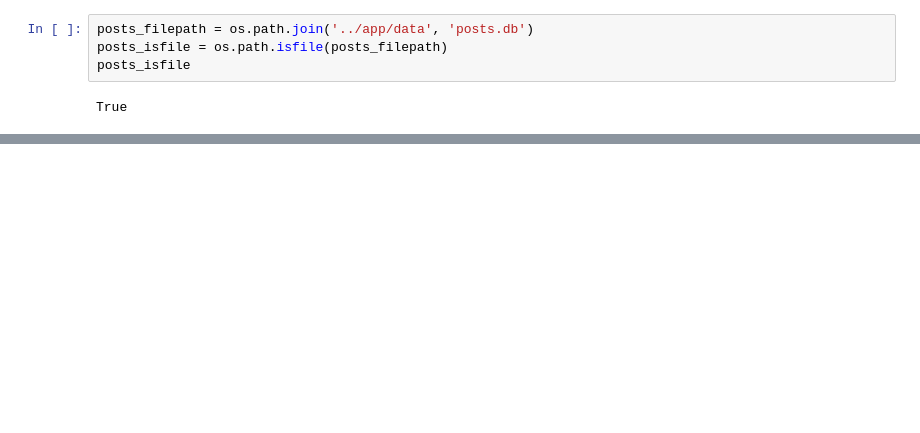
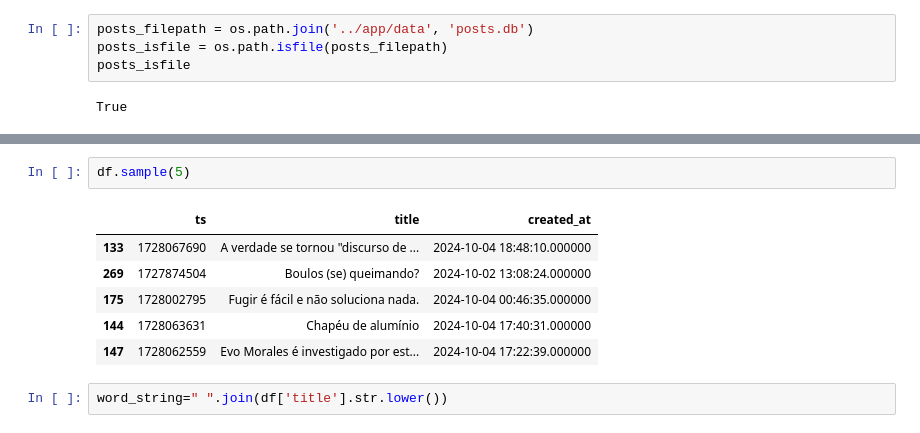
Before and after one commit to GuiFernandess7/reddit-word-search-analysis, a Jupyter notebook: notebooks/getting_data.ipynb, the cells around one changed output, grey strips where cells are left out. Saved outputs shown, nothing was run; the diff lists cells and outputs as text; blank space fills up the shorter version.

```diff
--- a/notebooks/getting_data.ipynb
+++ b/notebooks/getting_data.ipynb
@@ -31,0 +47,11 @@ display(df)
+# %%
+df.sample(5)
+# %% [output]
+|  | ts | title | created_at |
+| 133 | 1728067690 | A verdade se tornou "discurso de ... | 2024-10-04 18:48:10.000000 |
+| 269 | 1727874504 | Boulos (se) queimando? | 2024-10-02 13:08:24.000000 |
+| 175 | 1728002795 | Fugir é fácil e não soluciona nada. | 2024-10-04 00:46:35.000000 |
+| 144 | 1728063631 | Chapéu de alumínio | 2024-10-04 17:40:31.000000 |
+| 147 | 1728062559 | Evo Morales é investigado por est... | 2024-10-04 17:22:39.000000 |
+# %%
+word_string=" ".join(df['title'].str.lower())
```
Also changed, not shown: parts of 5 cells of this notebook.
